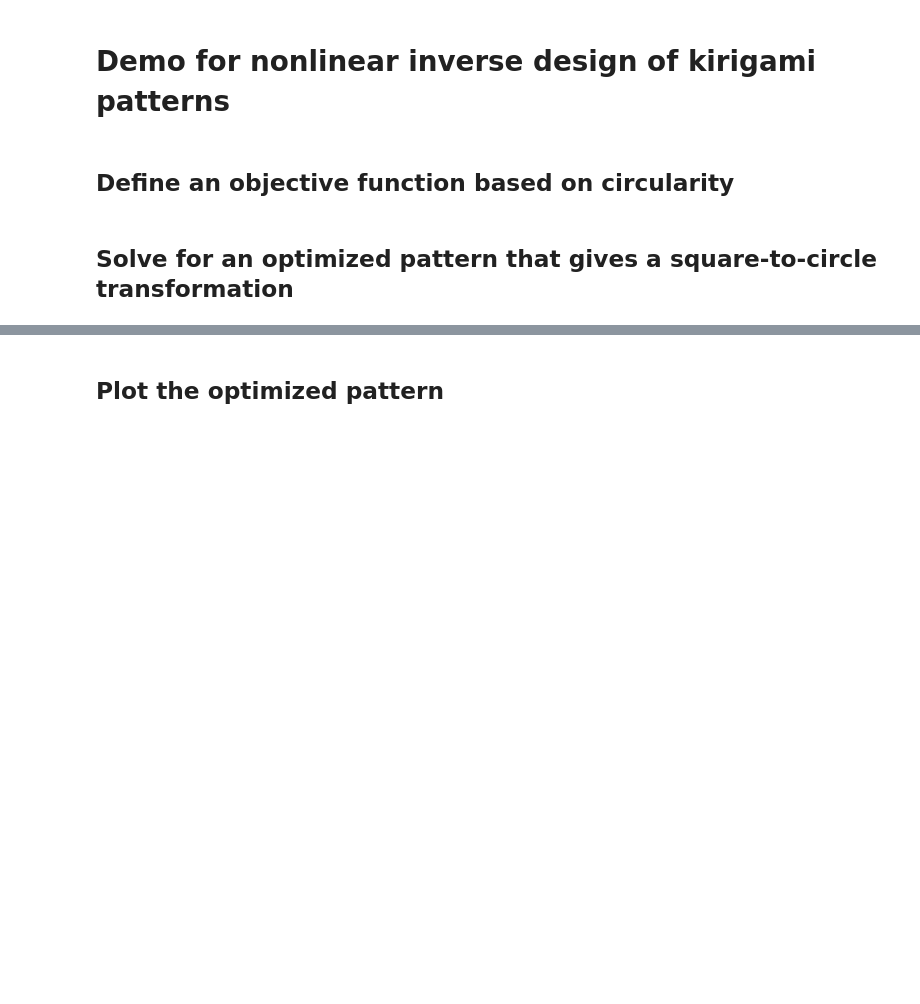
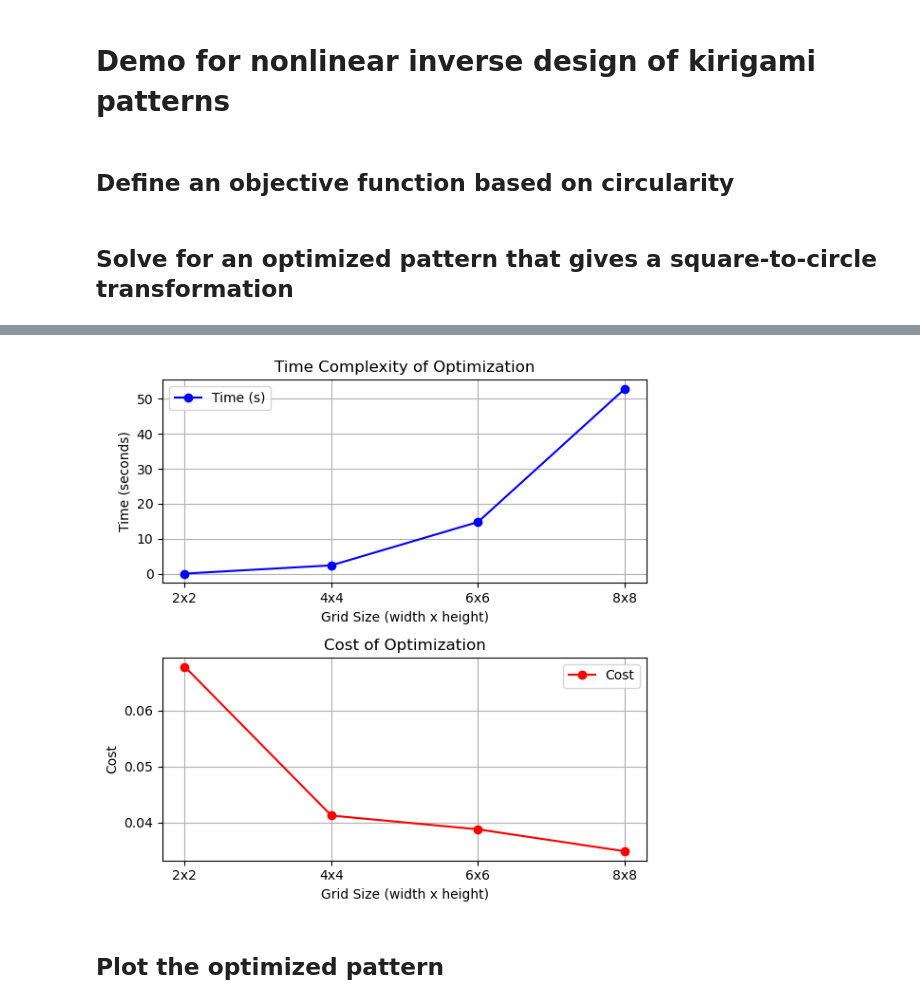
Before and after one commit to milad1378yz/additive-kirigami, a Jupyter notebook: Demo_nonlinear_optimization.ipynb, the cells around one changed output, grey strips where cells are left out. Drawn from its saved outputs; the diff is of its cells as text; code cells hidden in the pictures; blank space fills up the shorter version.

```diff
--- a/Demo_nonlinear_optimization.ipynb
+++ b/Demo_nonlinear_optimization.ipynb
@@ -309,3 +320,33 @@ Optimization starts...
+# %%
+grid_sie = [2, 4, 6, 8]
+times = [0.08072757720947266, 2.4358105659484863, 14.793537616729736, 52.73304080963135]
+costs = [0.067798362921027, 0.041271954010370974, 0.038821522186830444, 0.03491407870806919]
+
+
+# I want to have two subplots: one for time and one for cost
+fig, (ax1, ax2) = plt.subplots(2,1, figsize=(6, 6))
+# Plot time vs grid size
+ax1.plot(grid_sie, times, marker='o', linestyle='-', color='b', label='Time (s)')
+ax1.set_xlabel('Grid Size (width x height)')
+ax1.set_ylabel('Time (seconds)')
+ax1.set_title('Time Complexity of Optimization')
+ax1.grid(True)
+ax1.set_xticks(grid_sie)
+ax1.set_xticklabels([f'{w}x{h}' for w, h in zip(grid_sie, grid_sie)])
+ax1.legend()
+# Plot cost vs grid size
+ax2.plot(grid_sie, costs, marker='o', linestyle='-', color='r', label='Cost')
+ax2.set_xlabel('Grid Size (width x height)')
+ax2.set_ylabel('Cost')
+ax2.set_title('Cost of Optimization')
+ax2.grid(True)
+ax2.set_xticks(grid_sie)
+ax2.set_xticklabels([f'{w}x{h}' for w, h in zip(grid_sie, grid_sie)])
+ax2.legend()
+plt.tight_layout()
+plt.show()
+# %% [output]
+[figure, added]
 # %% [markdown]
 ## Plot the optimized pattern
 # %%
```
Also changed, not shown: parts of 4 cells of this notebook, 3 other files.
